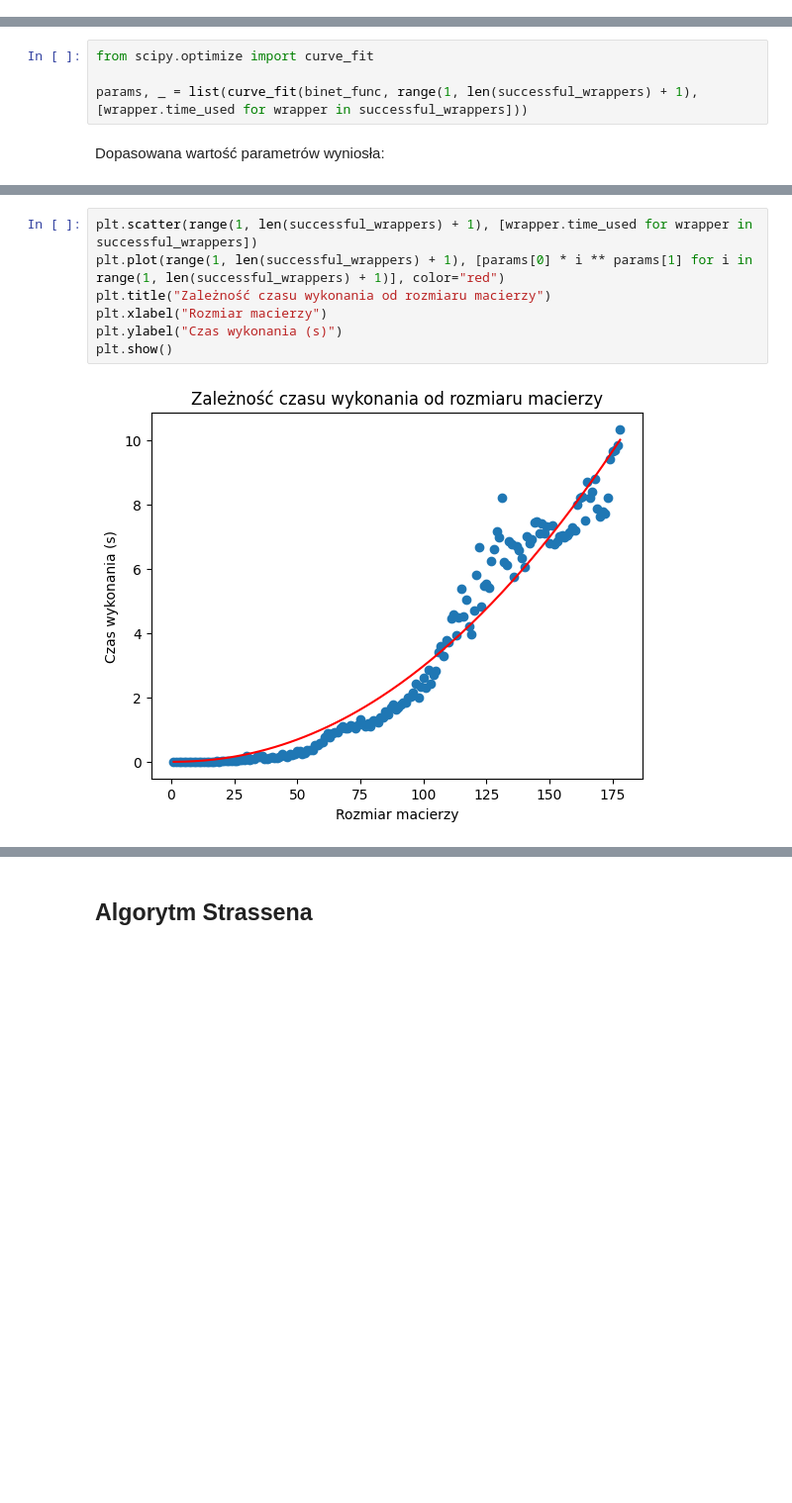
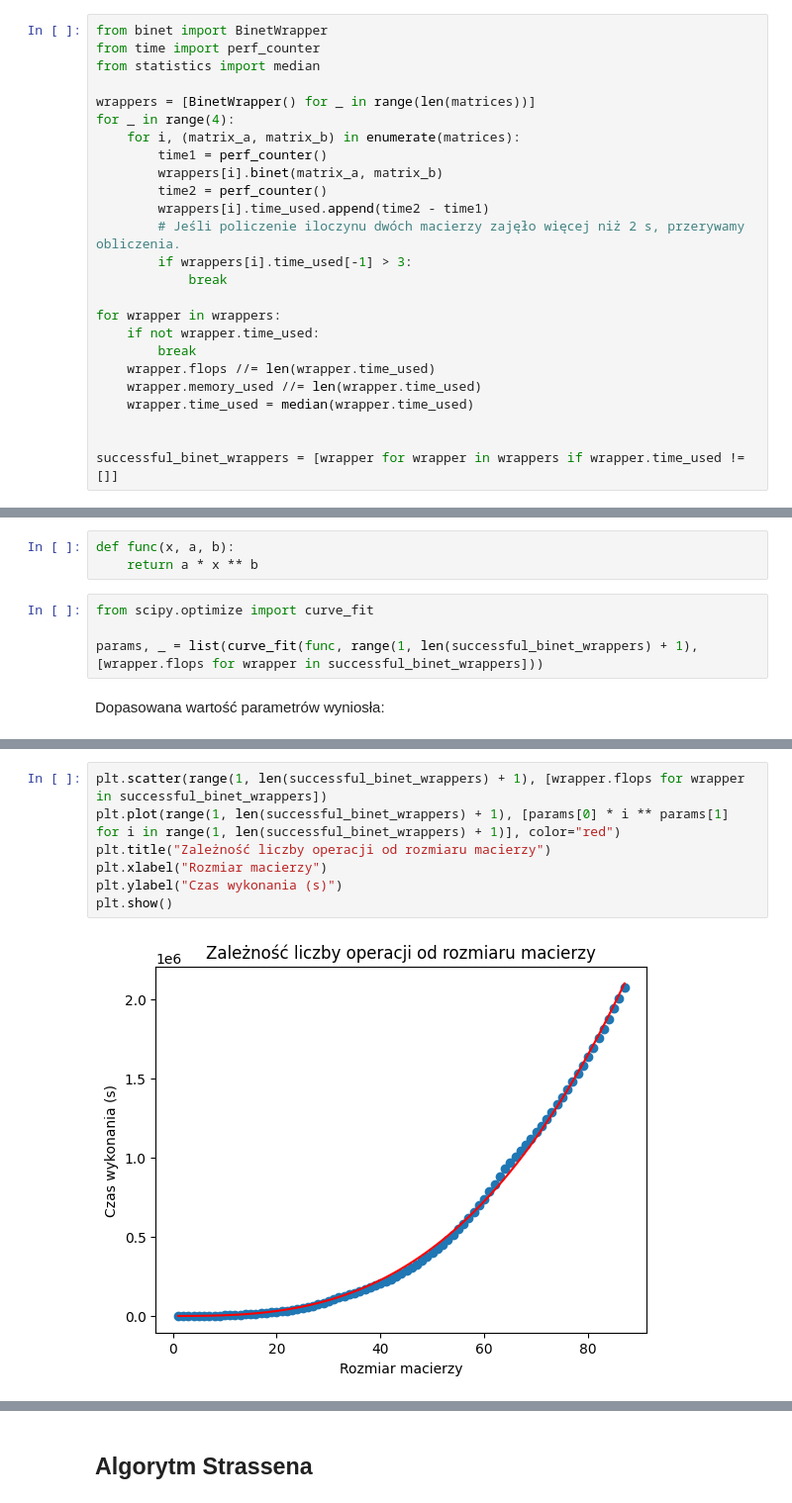
Before and after one commit to krzysztof-kopel/AlgoMacierzowe, a Jupyter notebook: lab1/lab1.ipynb, the cells around one changed output, grey strips where cells are left out. Shown: that part at 99% size. Drawn from its saved outputs; the diff is of its cells as text; blank space fills up the shorter version.

```diff
--- a/lab1/lab1.ipynb
+++ b/lab1/lab1.ipynb
@@ -142,3 +117,28 @@ successful_wrappers = [wrapper for wrapper in wrappers if wrapper.time_used != [
+# %%
+from binet import BinetWrapper
+from time import perf_counter
+from statistics import median
+
+wrappers = [BinetWrapper() for _ in range(len(matrices))]
+for _ in range(4):
+    for i, (matrix_a, matrix_b) in enumerate(matrices):
+        time1 = perf_counter()
+        wrappers[i].binet(matrix_a, matrix_b)
+        time2 = perf_counter()
+        wrappers[i].time_used.append(time2 - time1)
+        # Jeśli policzenie iloczynu dwóch macierzy zajęło więcej niż 2 s, przerywamy obliczenia.
+        if wrappers[i].time_used[-1] > 3:
+            break
+
+for wrapper in wrappers:
+    if not wrapper.time_used:
+        break
+    wrapper.flops //= len(wrapper.time_used)
+    wrapper.memory_used //= len(wrapper.time_used)
+    wrapper.time_used = median(wrapper.time_used)
+
+
+successful_binet_wrappers = [wrapper for wrapper in wrappers if wrapper.time_used != []]
 # %% [markdown]
 #### Czas wykonania
 # %%
@@ -183,7 +180,10 @@ def binet_func(x, a, b):
+# %%
+def func(x, a, b):
+    return a * x ** b
 # %%
 from scipy.optimize import curve_fit
 
-params, _ = list(curve_fit(binet_func, range(1, len(successful_wrappers) + 1), [wrapper.time_used for wrapper in successful_wrappers]))
+params, _ = list(curve_fit(func, range(1, len(successful_binet_wrappers) + 1), [wrapper.flops for wrapper in successful_binet_wrappers]))
 # %% [markdown]
 Dopasowana wartość parametrów wyniosła:
 # %%
@@ -193,9 +193,9 @@ array([1.85616864e-04, 2.10280854e+00])
 # %%
-plt.scatter(range(1, len(successful_wrappers) + 1), [wrapper.time_used for wrapper in successful_wrappers])
-plt.plot(range(1, len(successful_wrappers) + 1), [params[0] * i ** params[1] for i in range(1, len(successful_wrappers) + 1)], color="red")
-plt.title("Zależność czasu wykonania od rozmiaru macierzy")
+plt.scatter(range(1, len(successful_binet_wrappers) + 1), [wrapper.flops for wrapper in successful_binet_wrappers])
+plt.plot(range(1, len(successful_binet_wrappers) + 1), [params[0] * i ** params[1] for i in range(1, len(successful_binet_wrappers) + 1)], color="red")
+plt.title("Zależność liczby operacji od rozmiaru macierzy")
 plt.xlabel("Rozmiar macierzy")
 plt.ylabel("Czas wykonania (s)")
 plt.show()
 # %% [output]
-[figure, old version]
+[figure, new version]
```
Also changed, not shown: parts of 27 cells of this notebook, 1 other file.
